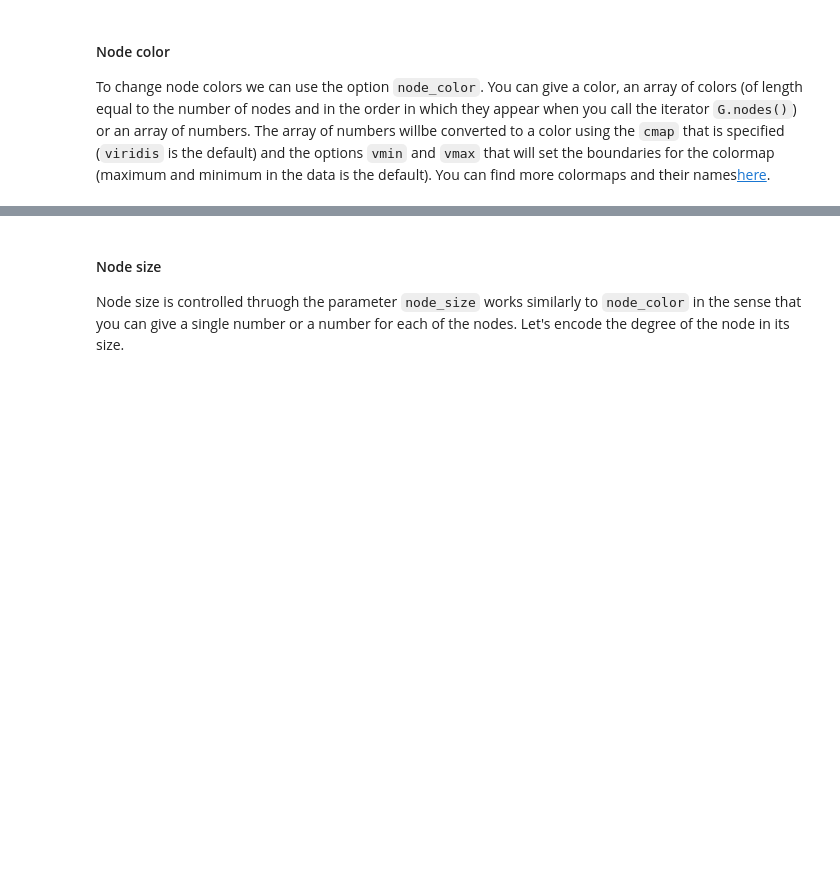
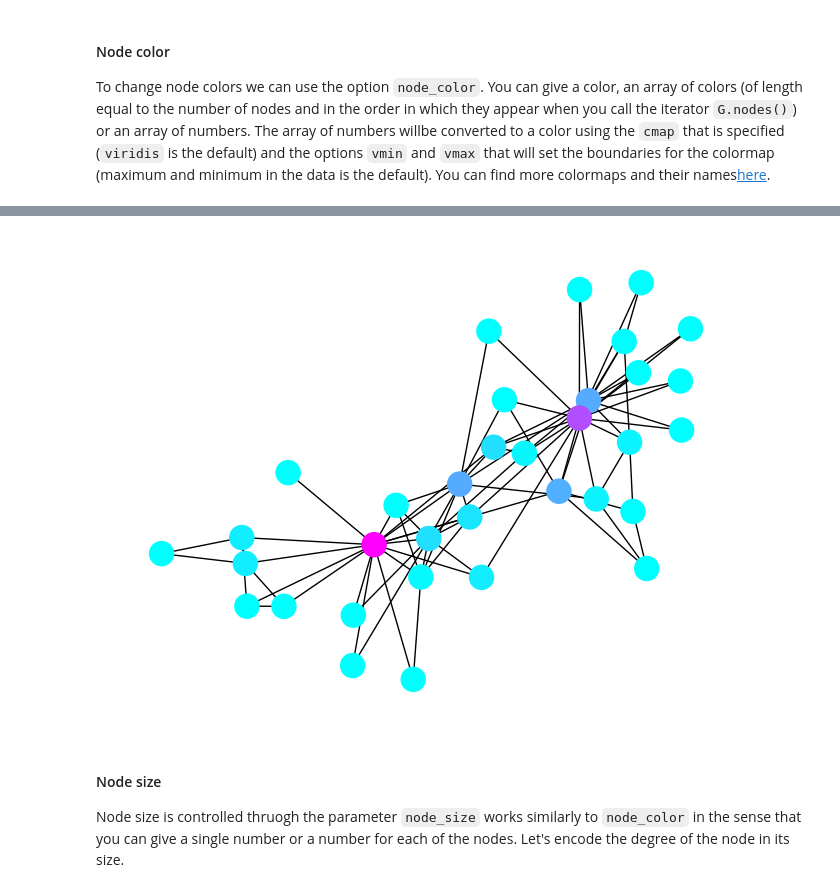
Before and after one commit to IFISC/Complex_Networks_Master, a Jupyter notebook: Lecture_4.ipynb, the cells around one changed output, grey strips where cells are left out. Saved outputs shown, nothing was run; the diff lists cells and outputs as text; code cells hidden in the pictures; blank space fills up the shorter version.

```diff
--- a/Lecture_4.ipynb
+++ b/Lecture_4.ipynb
@@ -106,8 +126,10 @@ nx.draw(G2,
 # %%
 nx.draw(G,
         pos=fr_layout,
         node_color=node_betweenness,
-        cmap='plasma')
+        cmap='cool')
+# %% [output]
+[figure, added]
 # %% [markdown]
 #### Node size
 
```
Also changed, not shown: parts of 18 cells of this notebook, 4 other files.
